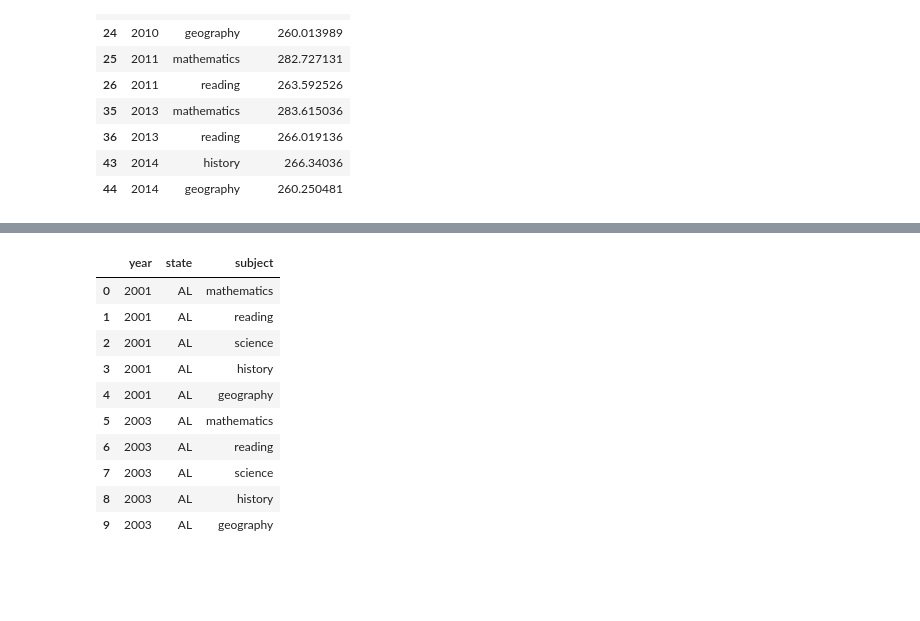
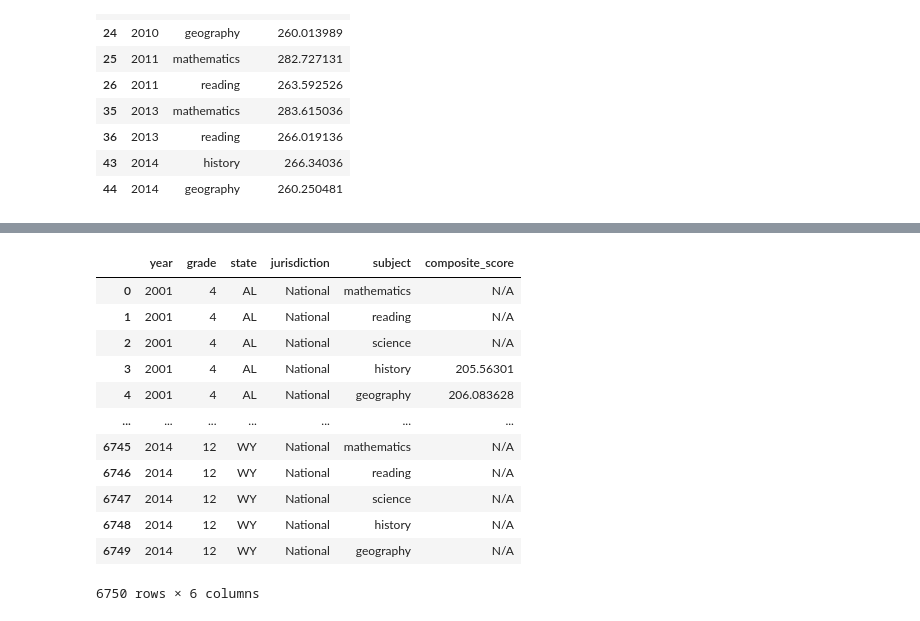
Before and after one commit to bladealec/nss_capstone, a Jupyter notebook: NAEP_api_script.ipynb, the cells around one changed output, grey strips where cells are left out. Cells and saved outputs as stored; diff of their text form; code cells hidden in the pictures; blank space fills up the shorter version.

```diff
--- a/NAEP_api_script.ipynb
+++ b/NAEP_api_script.ipynb
@@ -48,9 +48,9 @@ params = {
     'subject': 'history',
     'grade': 8,
     'subscale': 'HRPCM',
-    'jurisdiction': 'AL',
+    'jurisdiction': 'NP',
     'stattype': 'MN:MN',
-    'year': 2001
+    'year': 2006
 }
 # %%
 response2 = requests.get(endpoint2, params = params)
@@ -456,18 +603,22 @@ composite_score
 # %%
-state_scores_df = pd.DataFrame(year, columns=['year'])
-state_scores_df['state'] = state
-state_scores_df['subject'] = subject
-state_scores_df['composite_score'] = composite_score
-state_scores_df.head(15)
+stategrade_scores_df = pd.DataFrame(year, columns=['year'])
+stategrade_scores_df['grade'] = grade
+stategrade_scores_df['state'] = state
+stategrade_scores_df['jurisdiction'] = jurisdiction
+stategrade_scores_df['subject'] = subject
+stategrade_scores_df['composite_score'] = composite_score
+stategrade_scores_df
 # %% [output]
-|  | year | state | subject |
-| 0 | 2001 | AL | mathematics |
-| 1 | 2001 | AL | reading |
-| 2 | 2001 | AL | science |
-| 3 | 2001 | AL | history |
-| 4 | 2001 | AL | geography |
-| 5 | 2003 | AL | mathematics |
-| 6 | 2003 | AL | reading |
-| 7 | 2003 | AL | science |
-| 8 | 2003 | AL | history |
-| 9 | 2003 | AL | geography |
+|  | year | grade | state | jurisdiction | subject | composite_score |
+| 0 | 2001 | 4 | AL | National | mathematics | N/A |
+| 1 | 2001 | 4 | AL | National | reading | N/A |
+| 2 | 2001 | 4 | AL | National | science | N/A |
+| 3 | 2001 | 4 | AL | National | history | 205.56301 |
+| 4 | 2001 | 4 | AL | National | geography | 206.083628 |
+| ... | ... | ... | ... | ... | ... | ... |
+| 6745 | 2014 | 12 | WY | National | mathematics | N/A |
+| 6746 | 2014 | 12 | WY | National | reading | N/A |
+| 6747 | 2014 | 12 | WY | National | science | N/A |
+| 6748 | 2014 | 12 | WY | National | history | N/A |
+| 6749 | 2014 | 12 | WY | National | geography | N/A |
+6750 rows × 6 columns
```
Also changed, not shown: parts of 16 cells of this notebook, 2 other files.
